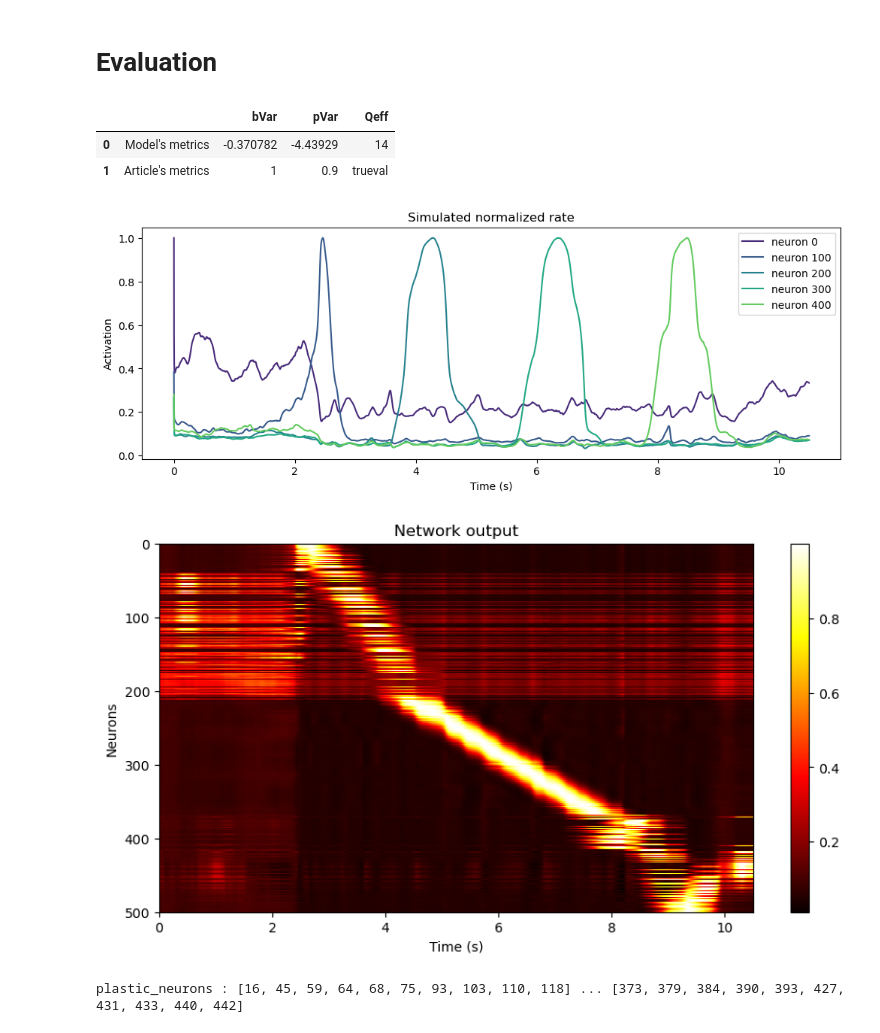
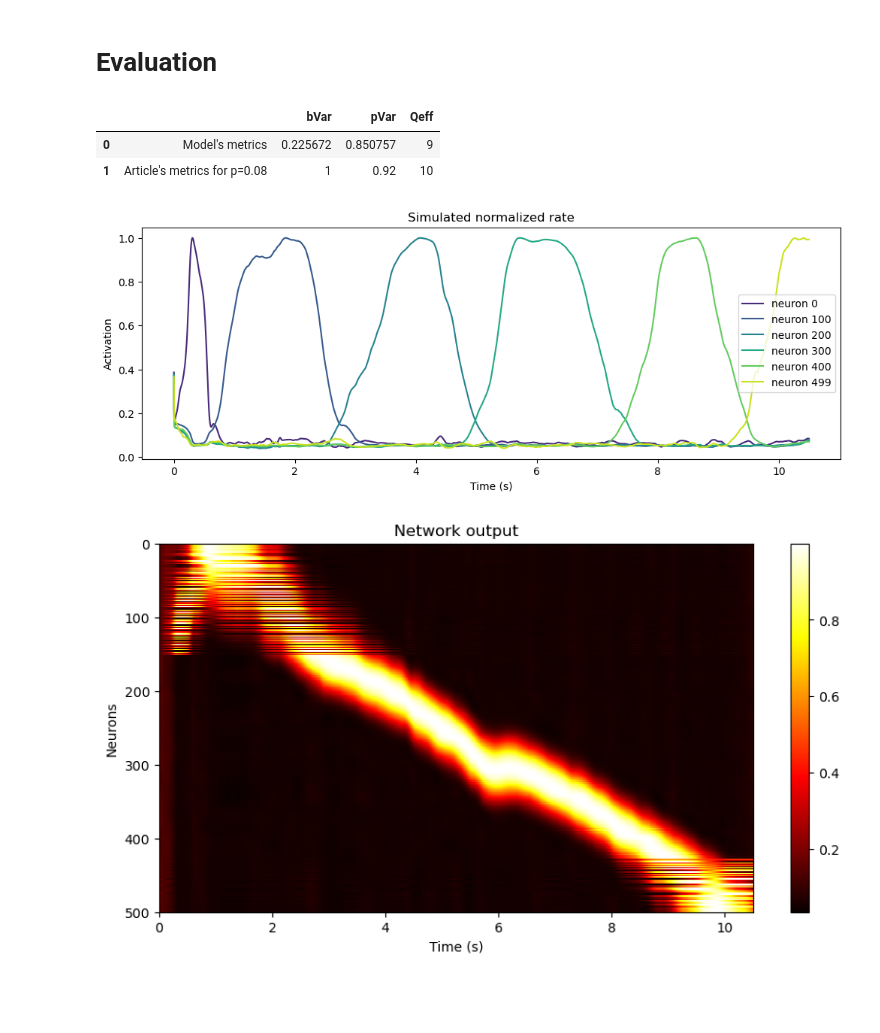
Before and after one commit to JohanneBohn/Reproducing-neural-sequences-with-Partial-In-Network-Training, a Jupyter notebook: main.ipynb, the cells around one changed output. Saved outputs shown, nothing was run; the diff lists cells and outputs as text; code cells hidden in the pictures; blank space fills up the shorter version.

```diff
--- a/main.ipynb
+++ b/main.ipynb
@@ -6,7 +7,7 @@ from src.targets_generation import Gaussian_seq
 N = 500 # number of neurons
 T = 10.5 # sequence length (in seconds)
 dt = 0.001 # integration step (in seconds)
-sigma = 0.3 # width of the gaussian curve
+sigma = np.sqrt(0.3) # width of the gaussian curve
 epsilon = 0.05
 # %% [markdown]
 Choice of sigma: must be bigger than dt and smaller than T. Furthermore, sigma/T ~= N_active/N, which is equal to 0.3 as per the authors.
@@ -72,4 +73,4 @@ theta = 0 # sigmoid threshold
 p0 = 10 # initial P matrix scaling factor: amplitude of 1 to 10 times h0
 n_runs = 500 # number of training steps to learn J
 n_steps = 50 # number of additionnal steps where J is not modified
-cv_threshold = 0.02 # error value at which we deem the model to converge
+cv_threshold = 0.00 # error value at which we deem the model to converge
@@ -116,35 +108,19 @@ threshold = 0.95
 # %%
 from src.evaluation import Metrics
 # %%
-Metrics.general_evaluation(rates = final_rates, targets = targets, t = gs.t, sigma = sigma, threshold = threshold)
+from scipy.special import expit
+targets_rate = expit(targets)
+Metrics.general_evaluation(rates = final_rates, targets = targets_rate, t = gs.t, sigma = sigma, threshold = threshold)
 # %% [output]
 |  |  | bVar | pVar | Qeff |
-| 0 | Model's metrics | -0.370782 | -4.43929 | 14 |
-| 1 | Article's metrics | 1 | 0.9 | trueval |
+| 0 | Model's metrics | 0.225672 | 0.850757 | 9 |
+| 1 | Article's metrics for p=0.08 | 1 | 0.92 | 10 |
 # %%
-neuron_list = [0, 100, 200, 300, 400]
+neuron_list = [0, 100, 200, 300, 400, 499]
 PINned_model.display_simulation(T, dt, final_rates, neuron_list)
 # %% [output]
-[figure, old version]
+[figure, new version]
 # %%
-import numpy as np
-import matplotlib.pyplot as plt
-
-norm_rates = Metrics.normalize(final_rates)
-
-tCOM = Metrics.compute_tCOM(norm_rates, gs.t)
-sort_idx = np.argsort(tCOM)
-
-plt.figure(figsize=(10,5))
-plt.imshow(norm_rates[sort_idx], aspect='auto', extent=[0, T, N, 0], cmap='hot')
-plt.colorbar()
-plt.xlabel('Time (s)')
-plt.ylabel('Neurons')
-plt.title('Network output')
-plt.show()
+Metrics.network_output(final_rates, T, dt)
 # %% [output]
-[figure, old version]
+[figure, new version]
-# %%
-print(f"plastic_neurons : {sorted(PINned_model.plastic_neurons)[:10]} ... {sorted(PINned_model.plastic_neurons)[-10:]}")
-# %% [output]
-plastic_neurons : [16, 45, 59, 64, 68, 75, 93, 103, 110, 118] ... [373, 379, 384, 390, 393, 427, 431, 433, 440, 442]
```
Also changed, not shown: parts of 6 cells of this notebook, 3 other files.
